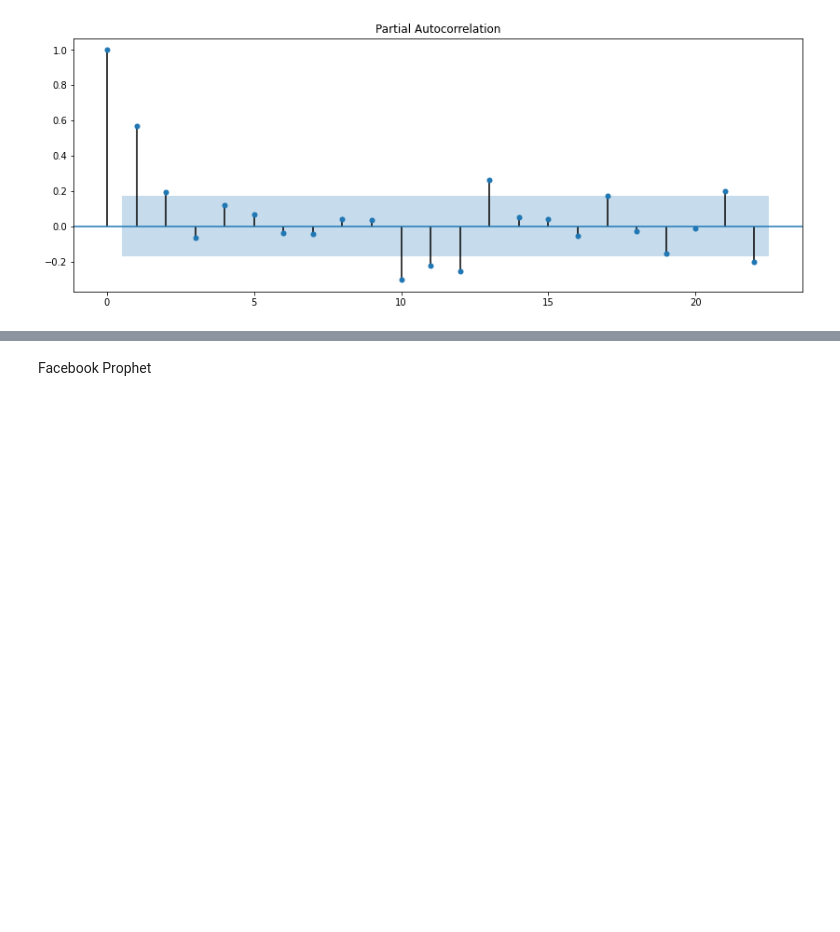
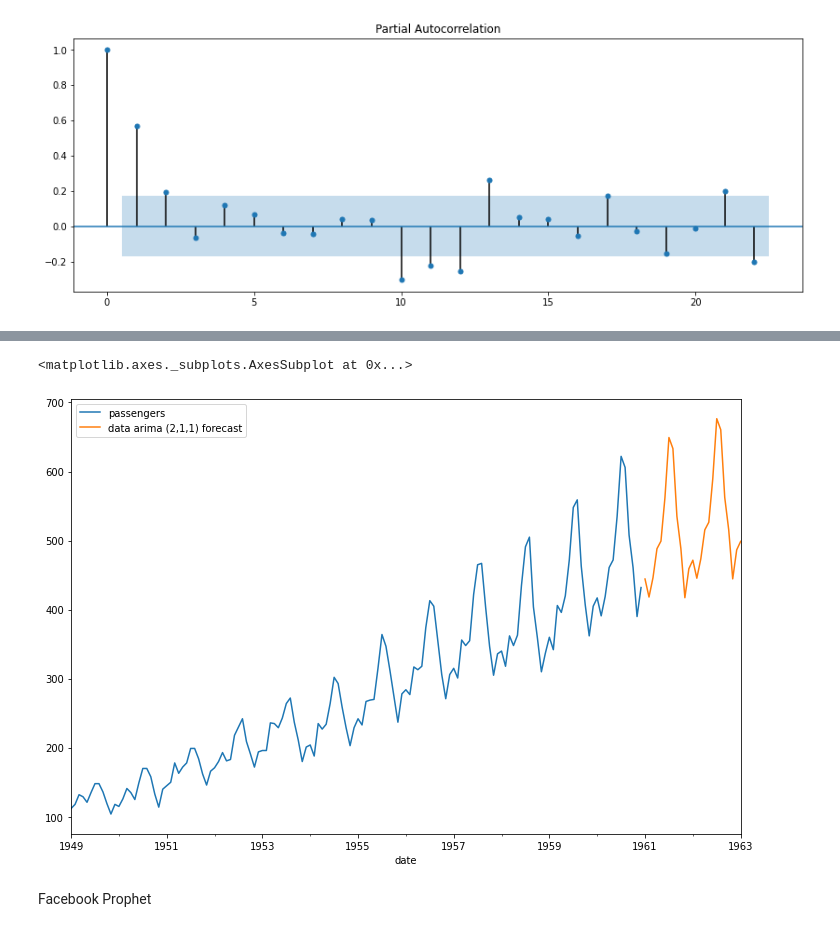
Before and after one commit to sailajak2003/TimeSeries, a Jupyter notebook: airline_pssg.ipynb, the cells around one changed output, grey strips where cells are left out. Cells and saved outputs as stored; diff of their text form; code cells hidden in the pictures; blank space fills up the shorter version.

```diff
--- a/airline_pssg.ipynb
+++ b/airline_pssg.ipynb
@@ -225,0 +367,8 @@ plot_pacf(data_diff);
+# %%
+model1=sm.tsa.statespace.SARIMAX(df['passengers'],
+                                order=(2, 1, 1),
+                                seasonal_order=(0, 1, 0, 12),
+                                enforce_stationarity=False,
+                                enforce_invertibility=False)
+results1=model1.fit()
+results1.summary()
@@ -226,3 +400,11 @@ plot_pacf(data_diff);
+# %%
+forecast1=results1.predict(start= len(df),end=len(df)+24,typ='levels').rename('data arima (2,1,1) forecast')
+# %%
+df['passengers'].plot(figsize=(12,8),legend=True)
+forecast1.plot(legend=True)
+# %% [output]
+<matplotlib.axes._subplots.AxesSubplot at 0x...>
+[figure, added]
 # %% [markdown]
 Facebook Prophet
 # %%
```
Also changed, not shown: parts of 13 cells of this notebook.
